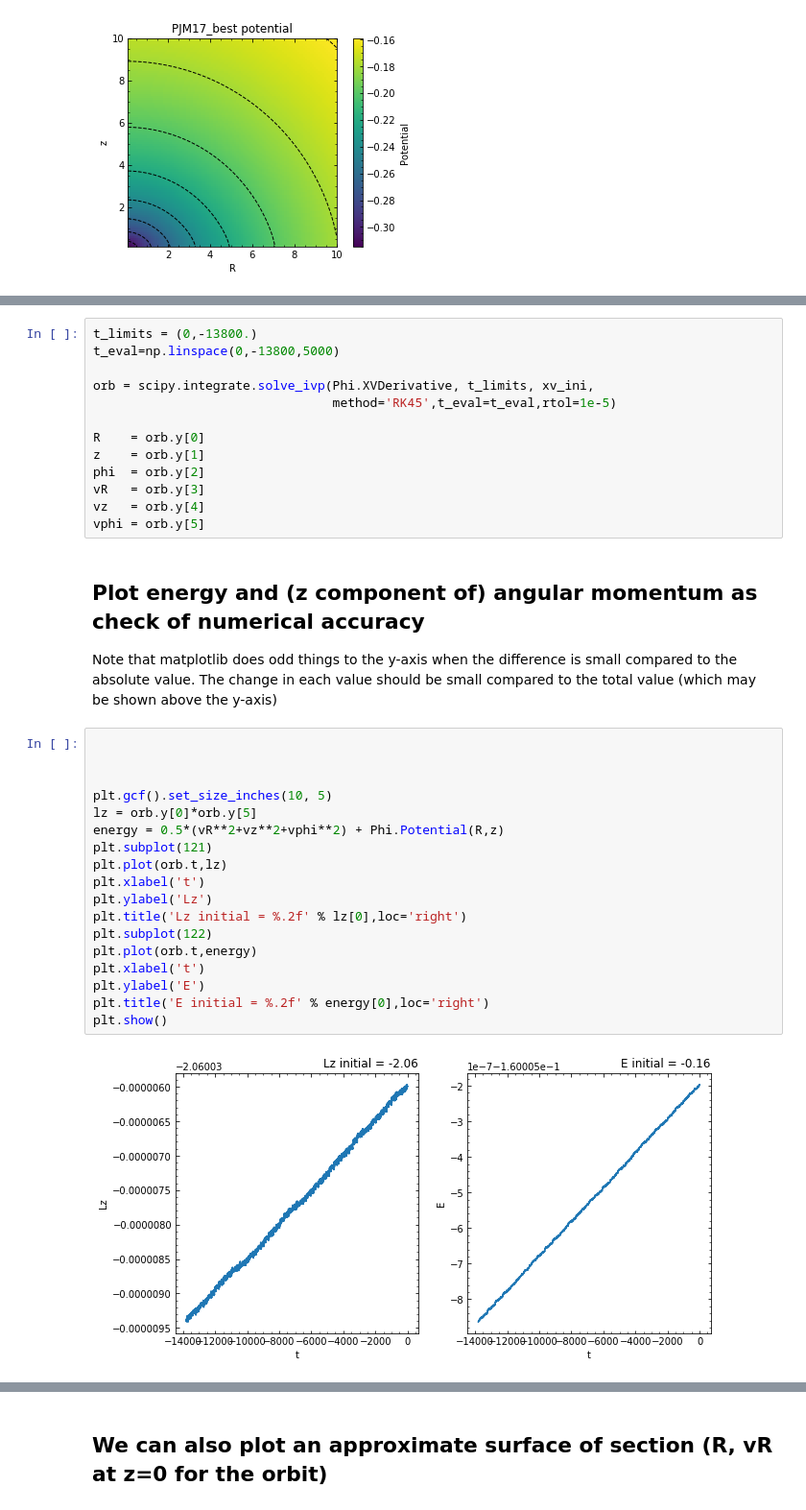
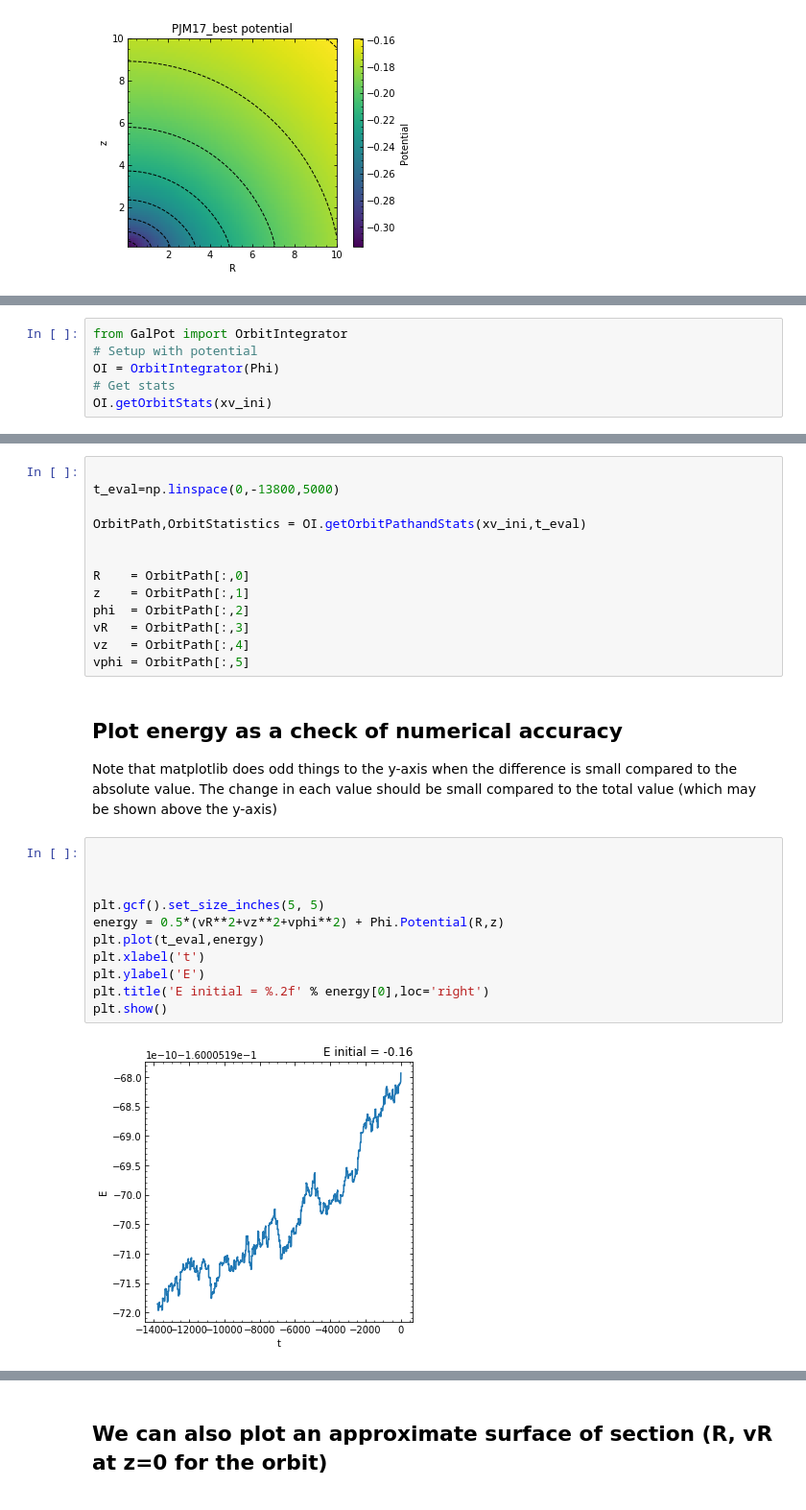
Before and after one commit to PaulMcMillan-Astro/GalPot, a Jupyter notebook: GalPotPythonExample.ipynb, the cells around one changed output, grey strips where cells are left out. Shown: that part at 96% size. Cells and saved outputs as stored; diff of their text form.

Commit message:
Improve Python wrapper of integrator. Give better examples in notebook

```diff
--- a/GalPotPythonExample.ipynb
+++ b/GalPotPythonExample.ipynb
@@ -138,0 +126,6 @@ array([-1.13523630e-02,  7.41483171e-03, -3.05624732e-02,  7.45857562e-04,
+# %%
+from GalPot import OrbitIntegrator
+# Setup with potential
+OI = OrbitIntegrator(Phi)
+# Get stats
+OI.getOrbitStats(xv_ini)
@@ -187,37 +228,30 @@ plt.show()
 # %%
-t_limits = (0,-13800.)
+
 t_eval=np.linspace(0,-13800,5000)
 
-orb = scipy.integrate.solve_ivp(Phi.XVDerivative, t_limits, xv_ini,
-                                method='RK45',t_eval=t_eval,rtol=1e-5)
+OrbitPath,OrbitStatistics = OI.getOrbitPathandStats(xv_ini,t_eval)
 
-R    = orb.y[0]
-z    = orb.y[1]
-phi  = orb.y[2]
-vR   = orb.y[3]
-vz   = orb.y[4]
-vphi = orb.y[5]
+
+R    = OrbitPath[:,0]
+z    = OrbitPath[:,1]
+phi  = OrbitPath[:,2]
+vR   = OrbitPath[:,3]
+vz   = OrbitPath[:,4]
+vphi = OrbitPath[:,5]
 # %% [markdown]
-## Plot energy and (z component of) angular momentum as check of numerical accuracy
+## Plot energy as a check of numerical accuracy
 
 Note that matplotlib does odd things to the y-axis when the difference is small compared to the absolute value. The change in each value should be small compared to the total value (which may be shown above the y-axis)
 # %%
 
 
 
-plt.gcf().set_size_inches(10, 5)
-lz = orb.y[0]*orb.y[5]
+plt.gcf().set_size_inches(5, 5)
 energy = 0.5*(vR**2+vz**2+vphi**2) + Phi.Potential(R,z)
-plt.subplot(121)
-plt.plot(orb.t,lz)
-plt.xlabel('t')
-plt.ylabel('Lz')
-plt.title('Lz initial = %.2f' % lz[0],loc='right')
-plt.subplot(122)
-plt.plot(orb.t,energy)
+plt.plot(t_eval,energy)
 plt.xlabel('t')
 plt.ylabel('E')
 plt.title('E initial = %.2f' % energy[0],loc='right')
 plt.show()
 # %% [output]
-[figure, old version]
+[figure, new version]
```
Also changed, not shown: parts of 34 cells of this notebook, 5 other files.
